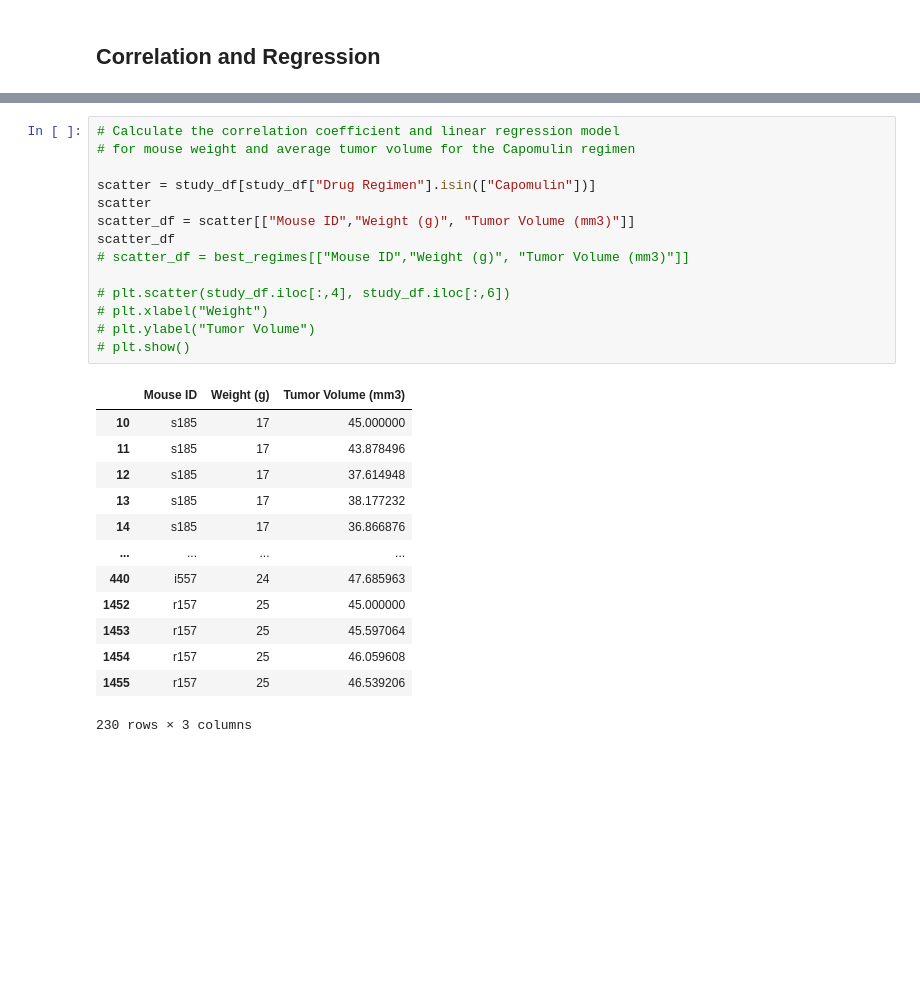
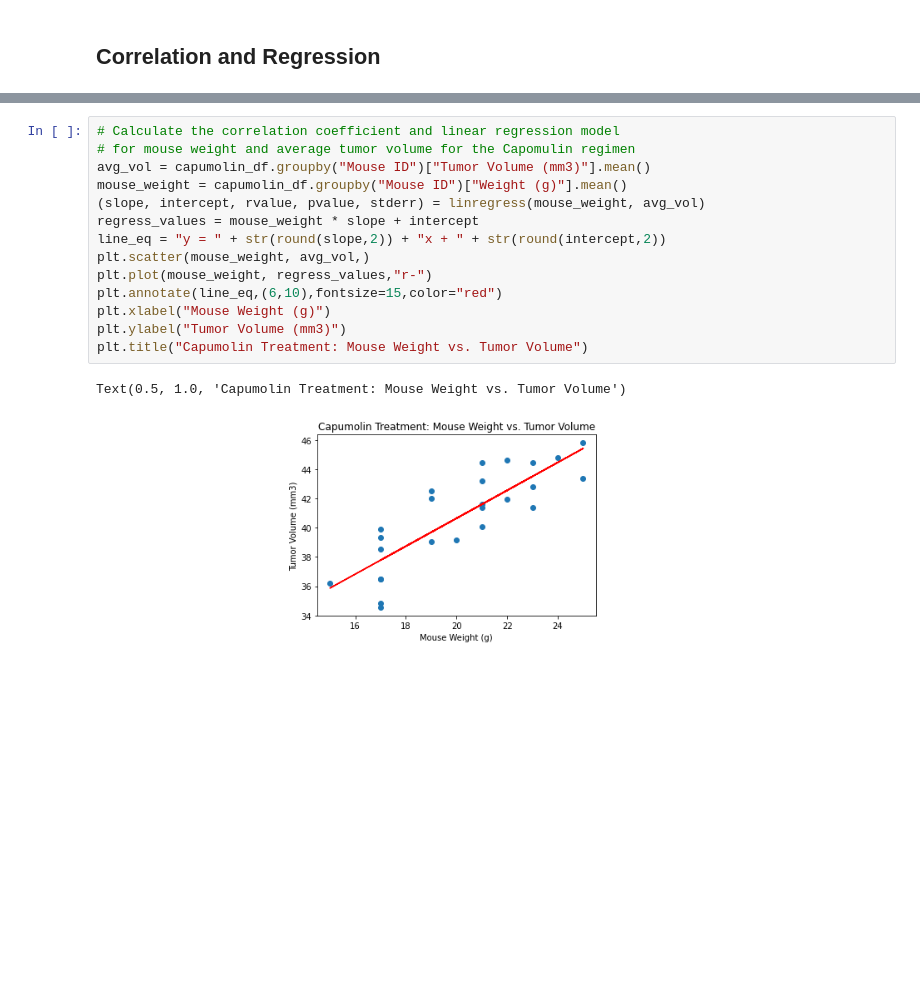
Before and after one commit to jessyoder/MatPlotLib-Challenge, a Jupyter notebook: Pymaceuticals/.ipynb, the cells around one changed output, grey strips where cells are left out. Cells and saved outputs as stored; diff of their text form; blank space fills up the shorter version.

```diff
--- a/Pymaceuticals/.ipynb
+++ b/Pymaceuticals/.ipynb
@@ -227,28 +221,17 @@ study_df.head()
-# %%
-# Calculate the correlation coefficient and linear regression model
-# for mouse weight and average tumor volume for the Capomulin regimen
-
-scatter = study_df[study_df["Drug Regimen"].isin(["Capomulin"])]
-scatter
-scatter_df = scatter[["Mouse ID","Weight (g)", "Tumor Volume (mm3)"]]
-scatter_df
-# scatter_df = best_regimes[["Mouse ID","Weight (g)", "Tumor Volume (mm3)"]]
-
-# plt.scatter(study_df.iloc[:,4], study_df.iloc[:,6])
-# plt.xlabel("Weight")
-# plt.ylabel("Tumor Volume")
-# plt.show()
-# %% [output]
-|  | Mouse ID | Weight (g) | Tumor Volume (mm3) |
-| 10 | s185 | 17 | 45.000000 |
-| 11 | s185 | 17 | 43.878496 |
-| 12 | s185 | 17 | 37.614948 |
-| 13 | s185 | 17 | 38.177232 |
-| 14 | s185 | 17 | 36.866876 |
-| ... | ... | ... | ... |
-| 440 | i557 | 24 | 47.685963 |
-| 1452 | r157 | 25 | 45.000000 |
-| 1453 | r157 | 25 | 45.597064 |
-| 1454 | r157 | 25 | 46.059608 |
-| 1455 | r157 | 25 | 46.539206 |
-230 rows × 3 columns
+# %%
+# Calculate the correlation coefficient and linear regression model
+# for mouse weight and average tumor volume for the Capomulin regimen
+avg_vol = capumolin_df.groupby("Mouse ID")["Tumor Volume (mm3)"].mean()
+mouse_weight = capumolin_df.groupby("Mouse ID")["Weight (g)"].mean()
+(slope, intercept, rvalue, pvalue, stderr) = linregress(mouse_weight, avg_vol)
+regress_values = mouse_weight * slope + intercept
+line_eq = "y = " + str(round(slope,2)) + "x + " + str(round(intercept,2))
+plt.scatter(mouse_weight, avg_vol,)
+plt.plot(mouse_weight, regress_values,"r-")
+plt.annotate(line_eq,(6,10),fontsize=15,color="red")
+plt.xlabel("Mouse Weight (g)")
+plt.ylabel("Tumor Volume (mm3)")
+plt.title("Capumolin Treatment: Mouse Weight vs. Tumor Volume")
+# %% [output]
+Text(0.5, 1.0, 'Capumolin Treatment: Mouse Weight vs. Tumor Volume')
+[figure, added]
```
Also changed, not shown: parts of 6 cells of this notebook.
